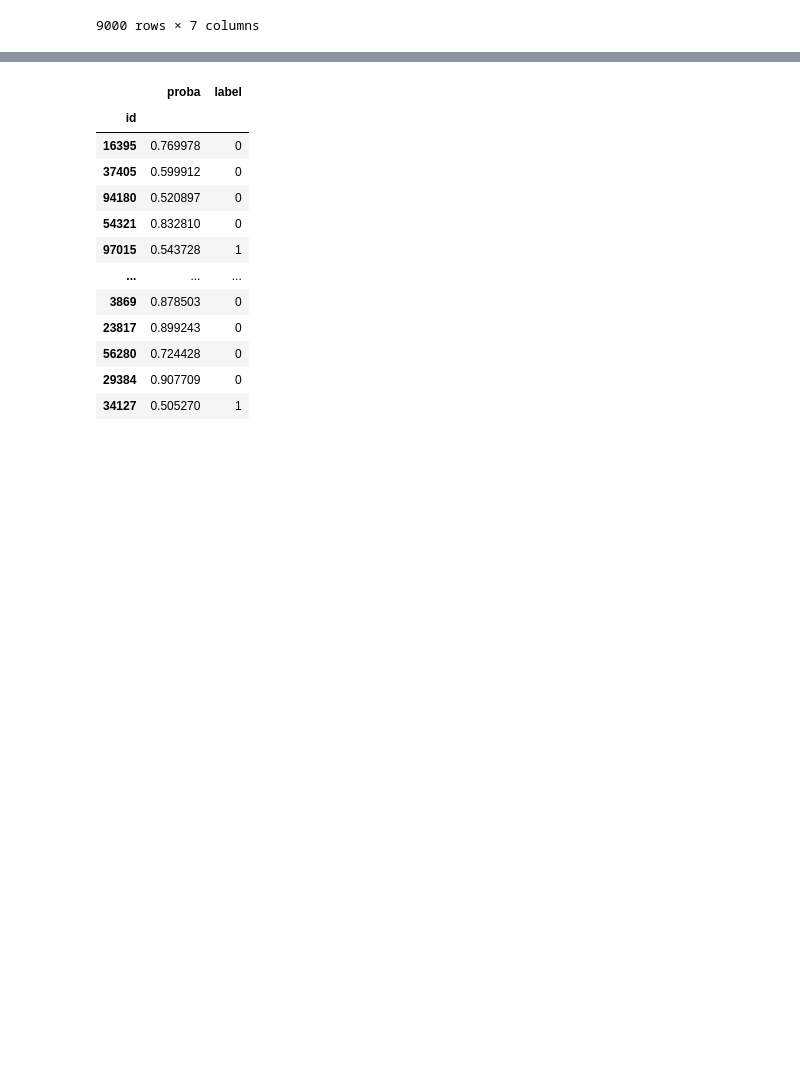
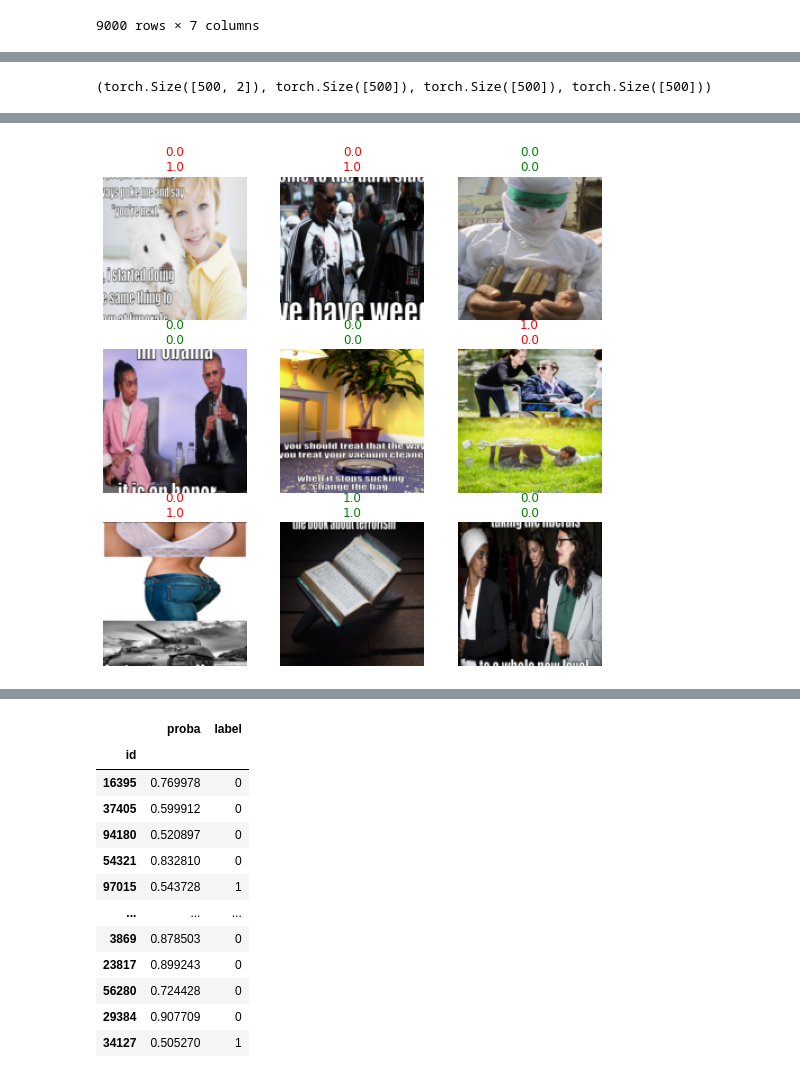
Before and after one commit to slawekslex/dl_experiments, a Jupyter notebook: Hateful/ImageOnly.ipynb, the cells around one changed output, grey strips where cells are left out. Saved outputs shown, nothing was run; the diff lists cells and outputs as text; code cells hidden in the pictures; blank space fills up the shorter version.

```diff
--- a/Hateful/ImageOnly.ipynb
+++ b/Hateful/ImageOnly.ipynb
@@ -139,0 +66,7 @@ learn.save('res34')
+# %%
+preds.shape, targs.shape, decoded.shape, losses.shape
+# %% [output]
+(torch.Size([500, 2]), torch.Size([500]), torch.Size([500]), torch.Size([500]))
+# %%
+learn.show_results()
+# %% [output]
@@ -140,3 +74,4 @@ learn.save('res34')
+[figure, added]
 # %%
 def gen_submit(learn, fname):
     test_df = pd.read_json(path/'test.jsonl', lines=True)
```
Also changed, not shown: parts of 13 cells of this notebook, 2 other files.
